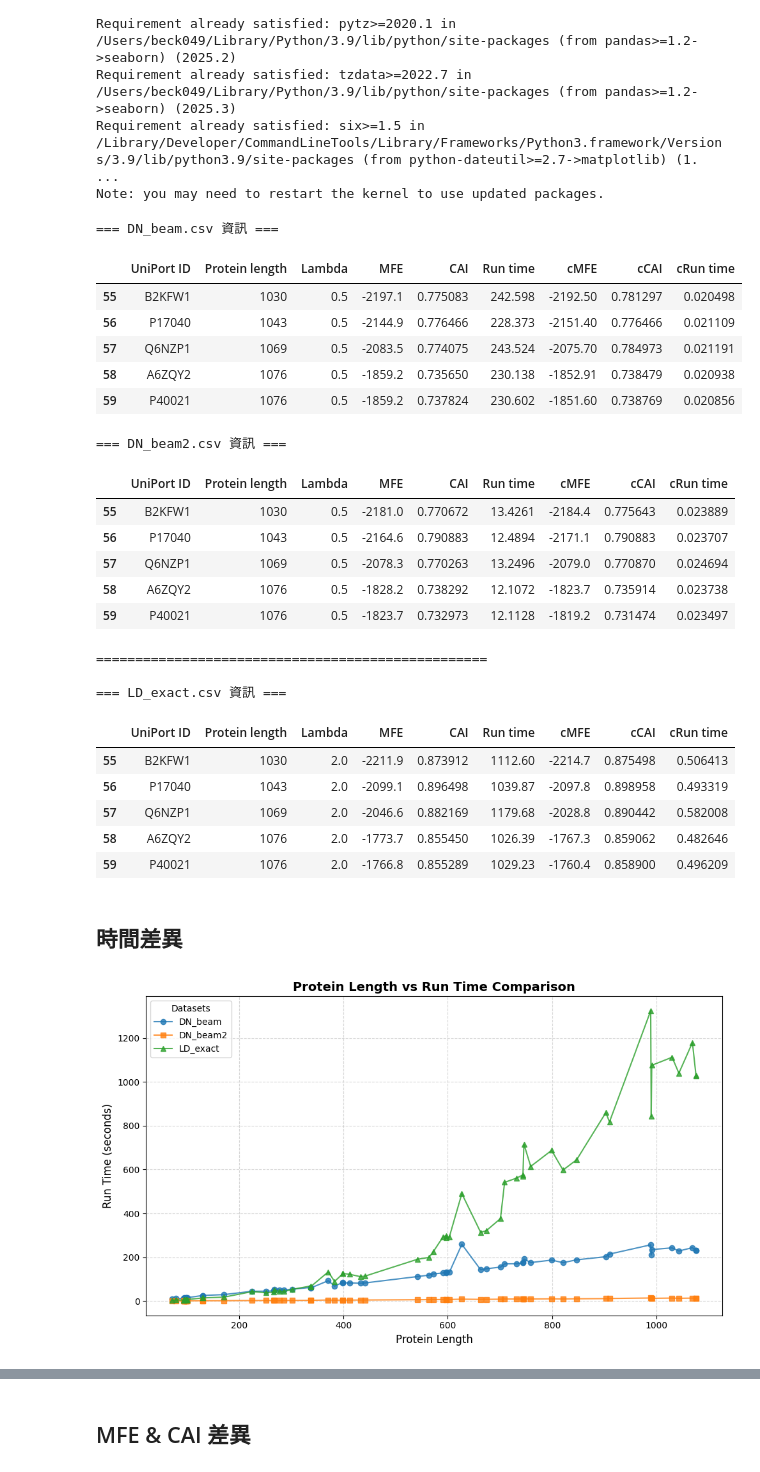
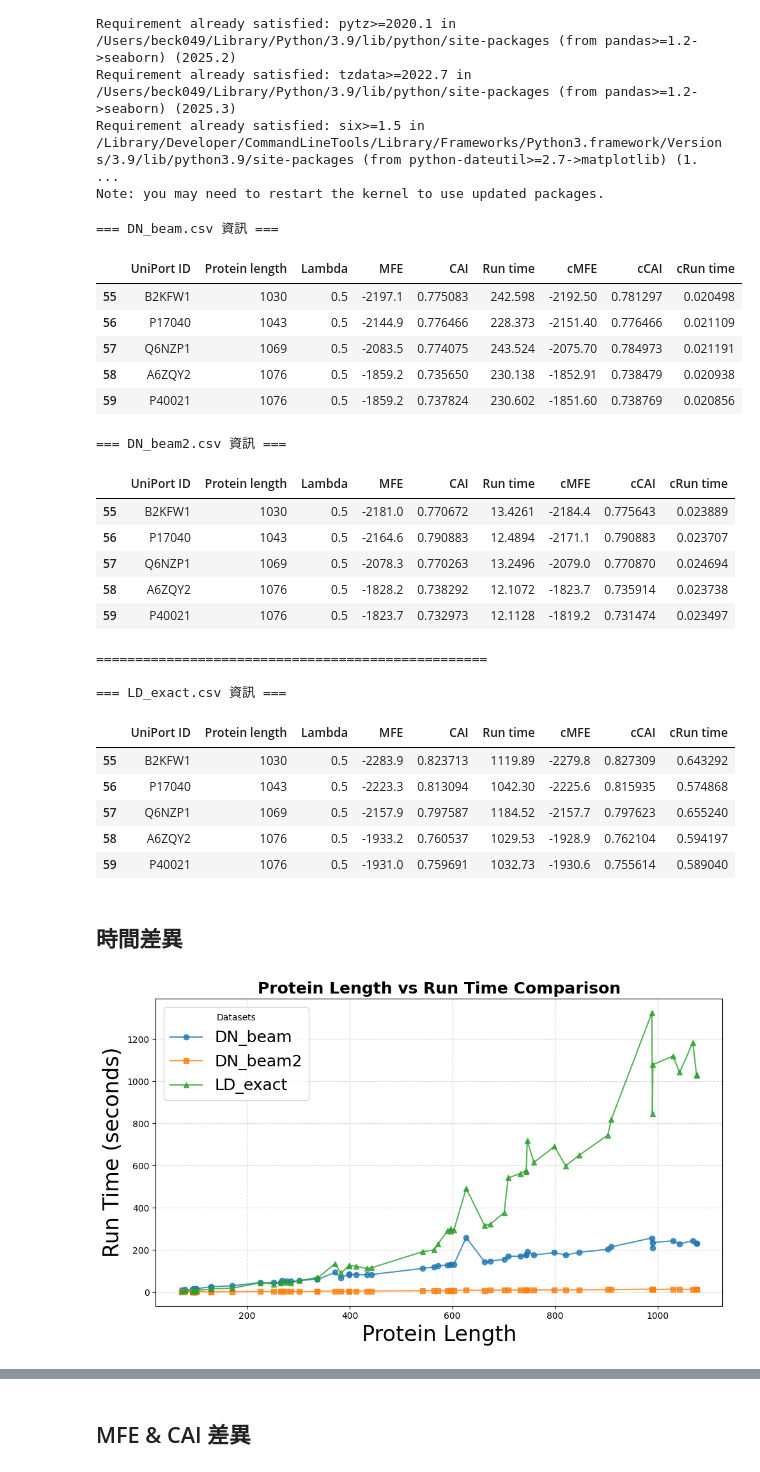
Before and after one commit to Beck049/LinearCDSfold, a Jupyter notebook: visualization/beam_speedup.ipynb, the cells around one changed output, grey strips where cells are left out. Drawn from its saved outputs; the diff is of its cells as text; code cells hidden in the pictures.

```diff
--- a/visualization/beam_speedup.ipynb
+++ b/visualization/beam_speedup.ipynb
@@ -41,9 +41,9 @@ import numpy as np
 import seaborn as sns
 
 # 1. Read csv file
-df_dn_beam = pd.read_csv('../DN_beam_target.csv')
-df_dn_beam2 = pd.read_csv('../DN_beam2_target.csv')
-df_ld_exact = pd.read_csv('../LD_exact_target.csv')
+df_dn_beam = pd.read_csv('../DN_beam_0.5_target.csv')
+df_dn_beam2 = pd.read_csv('../DN_beam2_0.5_target.csv')
+df_ld_exact = pd.read_csv('../LD_exact_0.5_target.csv')
 
 # 2. 檢查第一個檔案 (DN_beam.csv) 的前幾行與基本資訊
 print("=== DN_beam.csv 資訊 ===")
@@ -76,11 +76,11 @@ display(df_ld_exact.tail())
 
 === LD_exact.csv 資訊 ===
 |  | UniPort ID | Protein length | Lambda | MFE | CAI | Run time | cMFE | cCAI | cRun time |
-| 55 | B2KFW1 | 1030 | 2.0 | -2211.9 | 0.873912 | 1112.60 | -2214.7 | 0.875498 | 0.506413 |
-| 56 | P17040 | 1043 | 2.0 | -2099.1 | 0.896498 | 1039.87 | -2097.8 | 0.898958 | 0.493319 |
-| 57 | Q6NZP1 | 1069 | 2.0 | -2046.6 | 0.882169 | 1179.68 | -2028.8 | 0.890442 | 0.582008 |
-| 58 | A6ZQY2 | 1076 | 2.0 | -1773.7 | 0.855450 | 1026.39 | -1767.3 | 0.859062 | 0.482646 |
-| 59 | P40021 | 1076 | 2.0 | -1766.8 | 0.855289 | 1029.23 | -1760.4 | 0.858900 | 0.496209 |
+| 55 | B2KFW1 | 1030 | 0.5 | -2283.9 | 0.823713 | 1119.89 | -2279.8 | 0.827309 | 0.643292 |
+| 56 | P17040 | 1043 | 0.5 | -2223.3 | 0.813094 | 1042.30 | -2225.6 | 0.815935 | 0.574868 |
+| 57 | Q6NZP1 | 1069 | 0.5 | -2157.9 | 0.797587 | 1184.52 | -2157.7 | 0.797623 | 0.655240 |
+| 58 | A6ZQY2 | 1076 | 0.5 | -1933.2 | 0.760537 | 1029.53 | -1928.9 | 0.762104 | 0.594197 |
+| 59 | P40021 | 1076 | 0.5 | -1931.0 | 0.759691 | 1032.73 | -1930.6 | 0.755614 | 0.589040 |
 # %% [markdown]
 ## 時間差異
 # %%
@@ -102,38 +102,38 @@ ax.plot(
     alpha=0.8,
 )
 ax.plot(
     df_dn_beam2_sorted[" Protein length"],
     df_dn_beam2_sorted[" Run time"],
     label="DN_beam2",
     marker="s",
     linestyle="-",
     alpha=0.8,
 )
 ax.plot(
     df_ld_exact_sorted[" Protein length"],
     df_ld_exact_sorted[" Run time"],
     label="LD_exact",
     marker="^",
     linestyle="-",
     alpha=0.8,
 )
 
 # 4. 設定圖表標題、座標軸標籤與格線
 ax.set_title(
-    "Protein Length vs Run Time Comparison", fontsize=14, fontweight="bold"
+    "Protein Length vs Run Time Comparison", fontsize=18, fontweight="bold"
 )
-ax.set_xlabel("Protein Length", fontsize=12)
-ax.set_ylabel("Run Time (seconds)", fontsize=12)
+ax.set_xlabel("Protein Length", fontsize=24)
+ax.set_ylabel("Run Time (seconds)", fontsize=24)
 ax.grid(True, linestyle="--", alpha=0.5)
 
 # 5. 顯示圖例
-ax.legend(title="Datasets", fontsize=10)
+ax.legend(title="Datasets", fontsize=18)
 
 # 6. 自動調整邊距並儲存圖片（Notebook 會在單元格下方自動顯示這張圖）
 fig.tight_layout()
 fig.savefig("protein_runtime_matplotlib.png", dpi=300)
 # %% [output]
-[figure, old version]
+[figure, new version]
 # %%
 # 1. 確保資料依 X 軸 (Protein length) 進行升序排序，避免線段交叉混亂
 df_dn_beam_sorted = df_dn_beam.sort_values(by=" Protein length")
```
Also changed, not shown: parts of 7 cells of this notebook, 6 other files.
